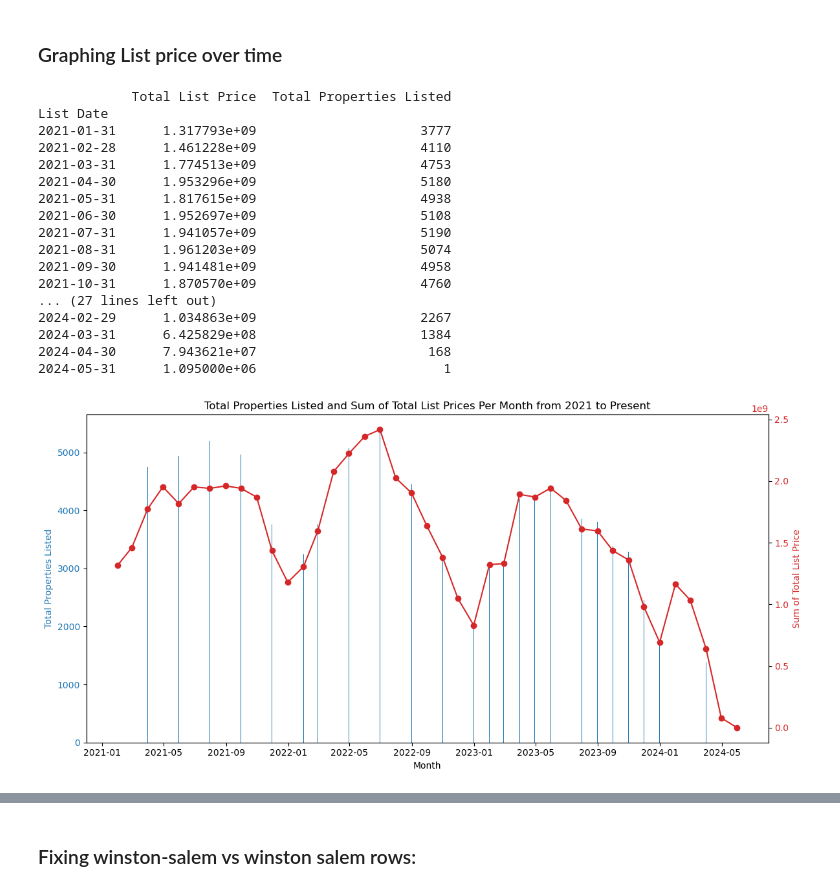
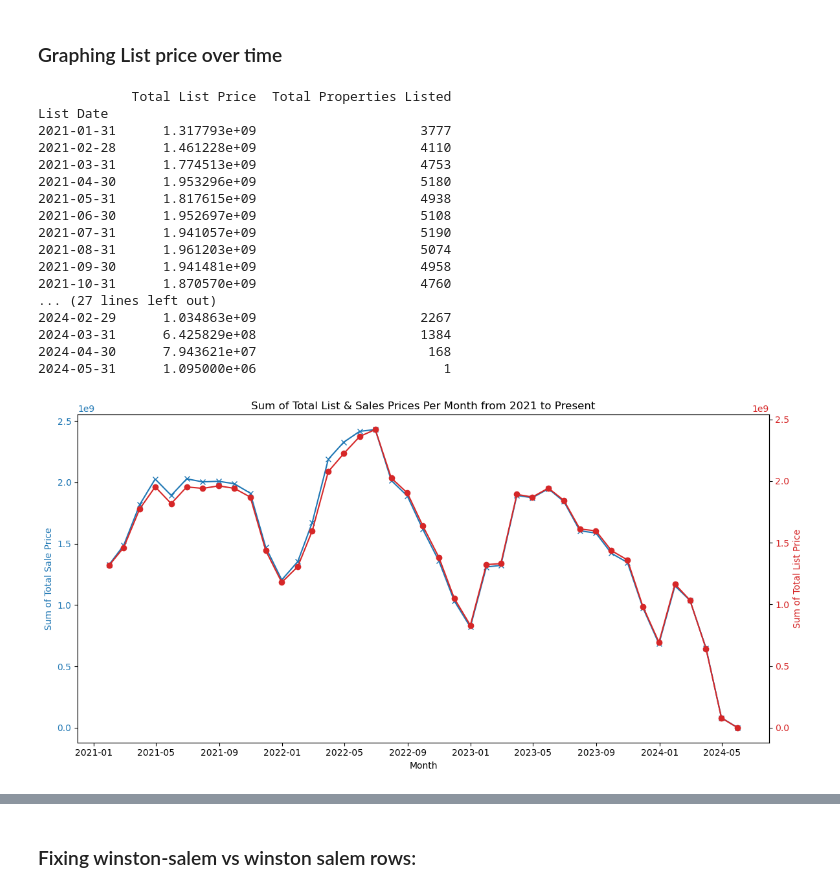
Before and after one commit to atulbachhav22/Real-Estate-Analysis-Project, a Jupyter notebook: real-estate-analysis_updated.ipynb, the cells around one changed output, grey strips where cells are left out. Cells and saved outputs as stored; diff of their text form; code cells hidden in the pictures.

Commit message:
Modified Total Homes Listed and Sum of Total List Price by month plots to combine the latter with Sum of Total Sold Price and set the former on its own.

```diff
--- a/real-estate-analysis_updated.ipynb
+++ b/real-estate-analysis_updated.ipynb
@@ -407,8 +407,10 @@ combined_df
 filtered_df = combined_df[(combined_df['List Date'] >= pd.Timestamp('2021-01-01')) & (combined_df['List Date'] <= pd.Timestamp.now())]
 
 #here i am grouping the data by months so that it is easier for us to read. When I plotted it without grouping it resulted in a graph that looks like I had given a monkey a pencil and told it to draw the mona lisa.
-monthly_data = filtered_df.resample('M', on='List Date').agg({'List Price': ['sum', 'count']})
-monthly_data.columns = ['Total List Price', 'Total Properties Listed']
+monthly_data_list = filtered_df.resample('M', on='List Date').agg({'List Price': ['sum', 'count']})
+monthly_data_sold = filtered_df.resample('M', on='List Date').agg({'Sold Price': ['sum', 'count']})
+monthly_data_list.columns = ['Total List Price', 'Total Properties Listed']
+monthly_data_sold.columns = ['Total Sale Price', 'Total Properties Listed']
 # %%
 #setting the fig size. had to play around a bit to find a good fit.
 fig, ax1 = plt.subplots(figsize=(12, 6))
@@ -416,42 +418,42 @@ fig, ax1 = plt.subplots(figsize=(12, 6))
 # bar chart that displays total properties listed per month.
 color = 'tab:blue'
 ax1.set_xlabel('Month')
-ax1.set_ylabel('Total Properties Listed', color=color)
-ax1.bar(monthly_data.index, monthly_data['Total Properties Listed'], color=color)
+ax1.set_ylabel('Sum of Total Sale Price', color=color)
+ax1.plot(monthly_data_sold.index, monthly_data_sold['Total Sale Price'], color=color, marker='x')
 ax1.tick_params(axis='y', labelcolor=color)
-ax1.set_title('Total Properties Listed and Sum of Total List Prices Per Month from 2021 to Present')
+ax1.set_title('Sum of Total List & Sales Prices Per Month from 2021 to Present')
 
 
 
 # twin axes for the sum of the list prices
 # telling the program that the axes will be plotted on the same graph.
 ax2 = ax1.twinx()
 color = 'tab:red'
 ax2.set_ylabel('Sum of Total List Price', color=color)
-ax2.plot(monthly_data.index, monthly_data['Total List Price'], color=color, marker='o')
+ax2.plot(monthly_data_list.index, monthly_data_list['Total List Price'], color=color, marker='o')
 ax2.tick_params(axis='y', labelcolor=color)
 
 
 #tightening the layout
 fig.tight_layout()
-print(monthly_data)
+print(monthly_data_list)
 plt.show()
 # %% [output]
             Total List Price  Total Properties Listed
 List Date
 2021-01-31      1.317793e+09                     3777
 2021-02-28      1.461228e+09                     4110
 2021-03-31      1.774513e+09                     4753
 2021-04-30      1.953296e+09                     5180
 2021-05-31      1.817615e+09                     4938
 2021-06-30      1.952697e+09                     5108
 2021-07-31      1.941057e+09                     5190
 2021-08-31      1.961203e+09                     5074
 2021-09-30      1.941481e+09                     4958
 2021-10-31      1.870570e+09                     4760
 ... (27 lines left out)
 2024-02-29      1.034863e+09                     2267
 2024-03-31      6.425829e+08                     1384
 2024-04-30      7.943621e+07                      168
 2024-05-31      1.095000e+06                        1
-[figure, old version]
+[figure, new version]
```
Also changed, not shown: parts of 1 cell of this notebook.
